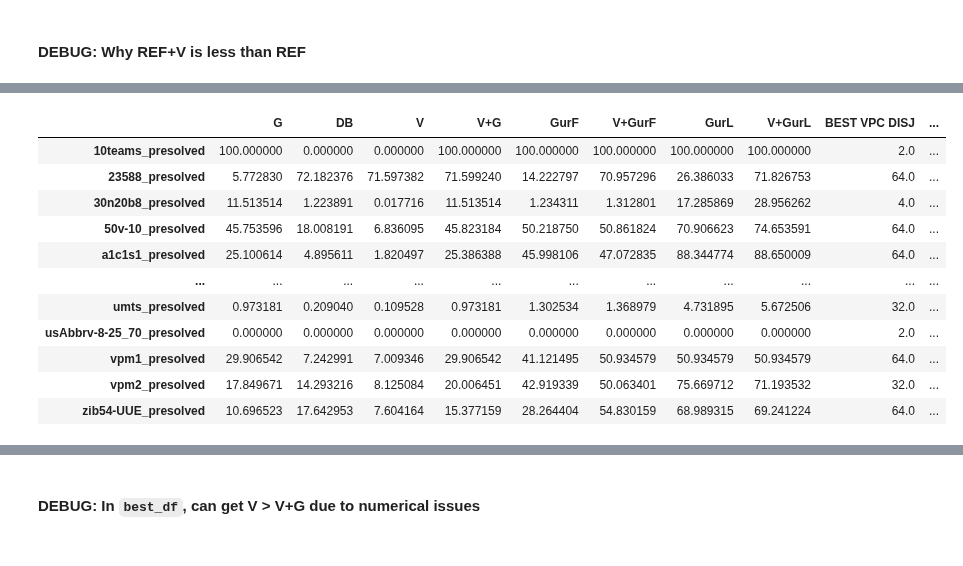
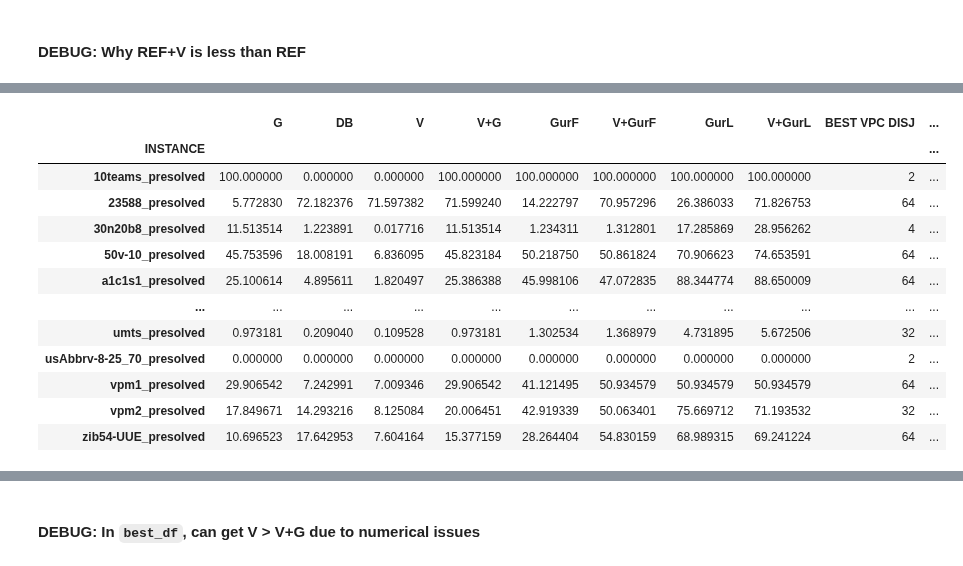
Before and after one commit to akazachk/vpc, a Jupyter notebook: plots/plots.ipynb, the cells around one changed output, grey strips where cells are left out. Saved outputs shown, nothing was run; the diff lists cells and outputs as text; code cells hidden in the pictures.

Commit message:
Plots for Tables 1, 2, and 4 are done, and Tables 3 and 5 are nearly ready.

```diff
--- a/plots/plots.ipynb
+++ b/plots/plots.ipynb
@@ -107,6 +239,7 @@ def initialize_df(filename):
 df_ipopt = pd.read_csv(DATA_DIR + "ip_obj.csv")
 df_ipopt = df_ipopt.set_index(df_ipopt[df_ipopt.columns[0]])
 df_ipopt.rename(columns = {'IP_OBJ' : 'IP OBJ'}, inplace=True) # for consistency with other dfs
+df_ipopt = df_ipopt[~df_ipopt.index.duplicated()]
 display(df_ipopt.head())
 display(df_ipopt['IP OBJ']['bm23_presolved'])
 # %% [output]
@@ -184,0 +327,4 @@ instances = df.index.levels[0]
+# %%
+# Get unique instance list
+instances = df.index.levels[0]
+instances.set_names(names = 'Instance', inplace=True)
@@ -450,13 +868,13 @@ Total number of selected instances: 335
 ## We also set the '0' row to contain the best result for each method
 ## (including the option of not using VPCs at all)
 ## and we replace any runs with no VPCs with the values obtained without them
+selected_gap_df = gap_df.loc[selected_gap_instances_dict.keys()]
 
-#display(selected_instances_dict)
-
-# Note that the new df has something weird with the index (if you check selected_gap_df.index.levels[0])
-# Namely, it has values from gap_df that are not selected instances
-# This issue does not arise when reading the index with selected_gap_df.index.get_level_values(0).unique()
-selected_gap_df = gap_df.loc[selected_instances_dict.keys()]
+# From https://pandas.pydata.org/docs/user_guide/advanced.html#defined-levels
+# "The MultiIndex keeps all the defined levels of an index, even if they are not actually used.
+# When slicing an index, you may notice this."
+# Even without using remove_unused_levels, index was correct with selected_gap_df.index.get_level_values(0).unique()
+selected_gap_df.index = selected_gap_df.index.remove_unused_levels()
 
 #display(selected_gap_df.index.difference(gap_df.index))
 #selected_gap_df.drop(['22433_presolved'])
@@ -500,7 +918,8 @@ gap_cols = [
 # But if GurF is better than any V+GurF when VPCs are produced, then the average in the max-row is inflated
 SHOULD_UPDATE_MAX_WHEN_NO_VPCS = True
 
-inst_set = selected_gap_df.index.get_level_values(0).unique()
+# inst_set = selected_gap_df.index.get_level_values(0).unique()
+inst_set = selected_gap_df.index.levels[0]
 num_inst = len(inst_set)
 for curr_inst_ind, inst in enumerate(inst_set):
     print("{}/{}".format(curr_inst_ind+1,num_inst), end='\r', flush=True)
@@ -583,38 +1040,32 @@ display(selected_gap_df.loc[inst,['NUM VPC']+['FIRST REF FIRST_CUT_PASS']+['FIRS
 # %%
 ## Create best df = for each instance, what the best gap closed is (and how that was obtained)
-cols = [
-    'G',
-    'DB',
-    'V',
-    'V+G',
-    'GurF',
-    'V+GurF',
-    'GurL',
-    'V+GurL',
-]
-
 map_short_to_cols = {
-    'G'      : 'GMIC % GAP CLOSED',
-    'DB'     : 'BEST DISJ % GAP CLOSED',
-    'V'      : 'VPC % GAP CLOSED',
-    'V+G'    : 'VPC+GMIC % GAP CLOSED',
-    'GurF'   : 'REF FIRST_CUT_PASS % GAP CLOSED',
-    'V+GurF' : 'REF+V FIRST_CUT_PASS % GAP CLOSED',
-    'GurL'   : 'REF LAST_CUT_PASS % GAP CLOSED',
-    'V+GurL' : 'REF+V LAST_CUT_PASS % GAP CLOSED',
+    'G'      : col_gmic,
+    'DB'     : col_best_disj,
+    'V'      : col_vpc,
+    'V+G'    : col_vpc_gmic,
+    'GurF'   : col_first_ref,
+    'V+GurF' : col_first_ref_v,
+    'GurL'   : col_last_ref,
+    'V+GurL' : col_last_ref_v,
 }
-
 map_cols_to_short = {v: k for k, v in map_short_to_cols.items()}
 
-inst_set = selected_instances_dict.keys()
+gap_cols_short = list(map_short_to_cols.keys())
+
+# inst_set = selected_gap_instances_dict.keys()
+inst_set = selected_gap_df.index.levels[0]
 # inst_set = ['neos22_presolved']
+# inst_set = ['usAbbrv-8-25_70_presolved']
 
 best_df = pd.DataFrame(
-    columns = cols+[
+    columns = gap_cols_short+[
         'BEST VPC DISJ',
         'BEST GMIC+VPC DISJ',
         'BEST V+GurF DISJ',
         'BEST V+GurL DISJ',
+        'NUM VPC',
+        'NUM GMIC',
     ],
     index = inst_set,
     dtype = float,
@@ -632,6 +1083,8 @@ for i, inst in enumerate(inst_set):
     best_VGurF_disj = -1
     best_VGurL = -1.
     best_VGurL_disj = -1
+    best_num_vpc = -1
+    best_num_gmic = -1
 
     curr_df = selected_gap_df.loc[inst]
 
@@ -652,10 +1105,14 @@ for i, inst in enumerate(inst_set):
         vpcgmic_gap = float(row['VPC+GMIC % GAP CLOSED'])
         VGurF_gap   = float(row['REF+V FIRST_CUT_PASS % GAP CLOSED'])
         VGurL_gap   = float(row['REF+V LAST_CUT_PASS % GAP CLOSED'])
+        num_vpc     = float(row['NUM VPC'])
+        num_gmic    = float(row['NUM GMIC'])
 
-        if best_vpc < vpc_gap:
+        if (best_vpc < vpc_gap): #or (is_val(best_vpc, vpc_gap) and best_num_vpc == 0):
             best_vpc = vpc_gap
             best_vpc_disj = index
+            best_num_vpc = num_vpc
+            best_num_gmic = num_gmic
         if best_vpcgmic < vpcgmic_gap:
             best_vpcgmic = vpcgmic_gap
             best_vpcgmic_disj = index
@@ -679,7 +1136,13 @@ for i, inst in enumerate(inst_set):
         best_vpcgmic_disj,
         best_VGurF_disj,
         best_VGurL_disj,
+        best_num_vpc,
+        best_num_gmic,
     ]
 
+col_list = ['BEST VPC DISJ', 'BEST GMIC+VPC DISJ', 'BEST V+GurF DISJ', 'BEST V+GurL DISJ', 'NUM VPC', 'NUM GMIC']
+for col in col_list:
+    best_df[col] = best_df[col].astype(np.int64)
+
 display(best_df)
 # %% [output]
@@ -687,12 +1150,13 @@ display(best_df)
 |  | G | DB | V | V+G | GurF | V+GurF | GurL | V+GurL | BEST VPC DISJ | ... |
-| 10teams_presolved | 100.000000 | 0.000000 | 0.000000 | 100.000000 | 100.000000 | 100.000000 | 100.000000 | 100.000000 | 2.0 | ... |
-| 23588_presolved | 5.772830 | 72.182376 | 71.597382 | 71.599240 | 14.222797 | 70.957296 | 26.386033 | 71.826753 | 64.0 | ... |
-| 30n20b8_presolved | 11.513514 | 1.223891 | 0.017716 | 11.513514 | 1.234311 | 1.312801 | 17.285869 | 28.956262 | 4.0 | ... |
-| 50v-10_presolved | 45.753596 | 18.008191 | 6.836095 | 45.823184 | 50.218750 | 50.861824 | 70.906623 | 74.653591 | 64.0 | ... |
-| a1c1s1_presolved | 25.100614 | 4.895611 | 1.820497 | 25.386388 | 45.998106 | 47.072835 | 88.344774 | 88.650009 | 64.0 | ... |
+| INSTANCE |  |  |  |  |  |  |  |  |  | ... |
+| 10teams_presolved | 100.000000 | 0.000000 | 0.000000 | 100.000000 | 100.000000 | 100.000000 | 100.000000 | 100.000000 | 2 | ... |
+| 23588_presolved | 5.772830 | 72.182376 | 71.597382 | 71.599240 | 14.222797 | 70.957296 | 26.386033 | 71.826753 | 64 | ... |
+| 30n20b8_presolved | 11.513514 | 1.223891 | 0.017716 | 11.513514 | 1.234311 | 1.312801 | 17.285869 | 28.956262 | 4 | ... |
+| 50v-10_presolved | 45.753596 | 18.008191 | 6.836095 | 45.823184 | 50.218750 | 50.861824 | 70.906623 | 74.653591 | 64 | ... |
+| a1c1s1_presolved | 25.100614 | 4.895611 | 1.820497 | 25.386388 | 45.998106 | 47.072835 | 88.344774 | 88.650009 | 64 | ... |
 | ... | ... | ... | ... | ... | ... | ... | ... | ... | ... | ... |
-| umts_presolved | 0.973181 | 0.209040 | 0.109528 | 0.973181 | 1.302534 | 1.368979 | 4.731895 | 5.672506 | 32.0 | ... |
-| usAbbrv-8-25_70_presolved | 0.000000 | 0.000000 | 0.000000 | 0.000000 | 0.000000 | 0.000000 | 0.000000 | 0.000000 | 2.0 | ... |
-| vpm1_presolved | 29.906542 | 7.242991 | 7.009346 | 29.906542 | 41.121495 | 50.934579 | 50.934579 | 50.934579 | 64.0 | ... |
-| vpm2_presolved | 17.849671 | 14.293216 | 8.125084 | 20.006451 | 42.919339 | 50.063401 | 75.669712 | 71.193532 | 32.0 | ... |
-| zib54-UUE_presolved | 10.696523 | 17.642953 | 7.604164 | 15.377159 | 28.264404 | 54.830159 | 68.989315 | 69.241224 | 64.0 | ... |
+| umts_presolved | 0.973181 | 0.209040 | 0.109528 | 0.973181 | 1.302534 | 1.368979 | 4.731895 | 5.672506 | 32 | ... |
+| usAbbrv-8-25_70_presolved | 0.000000 | 0.000000 | 0.000000 | 0.000000 | 0.000000 | 0.000000 | 0.000000 | 0.000000 | 2 | ... |
+| vpm1_presolved | 29.906542 | 7.242991 | 7.009346 | 29.906542 | 41.121495 | 50.934579 | 50.934579 | 50.934579 | 64 | ... |
+| vpm2_presolved | 17.849671 | 14.293216 | 8.125084 | 20.006451 | 42.919339 | 50.063401 | 75.669712 | 71.193532 | 32 | ... |
+| zib54-UUE_presolved | 10.696523 | 17.642953 | 7.604164 | 15.377159 | 28.264404 | 54.830159 | 68.989315 | 69.241224 | 64 | ... |
```
Also changed, not shown: parts of 127 cells of this notebook.
